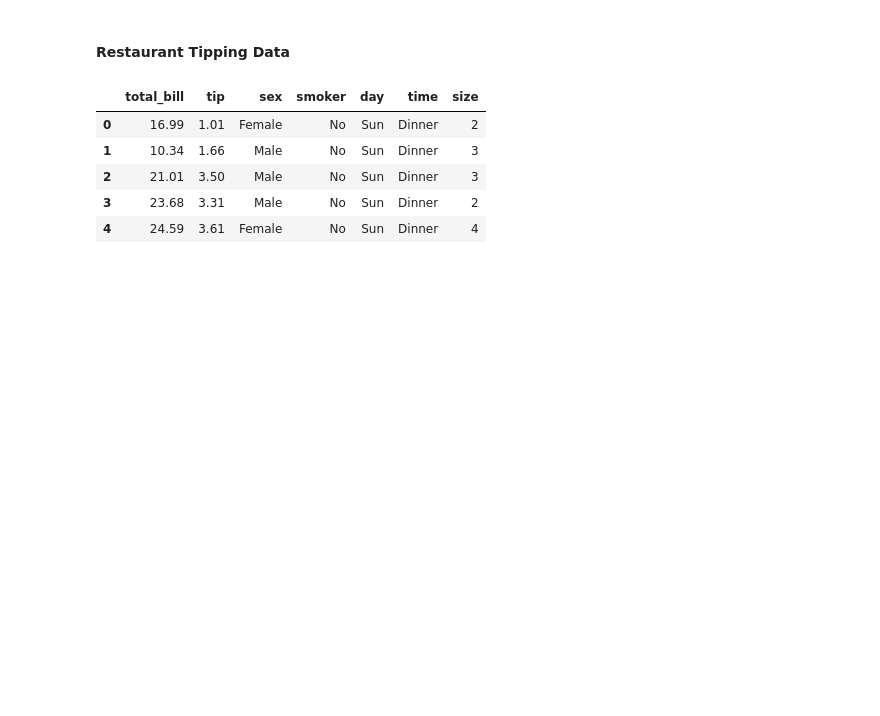
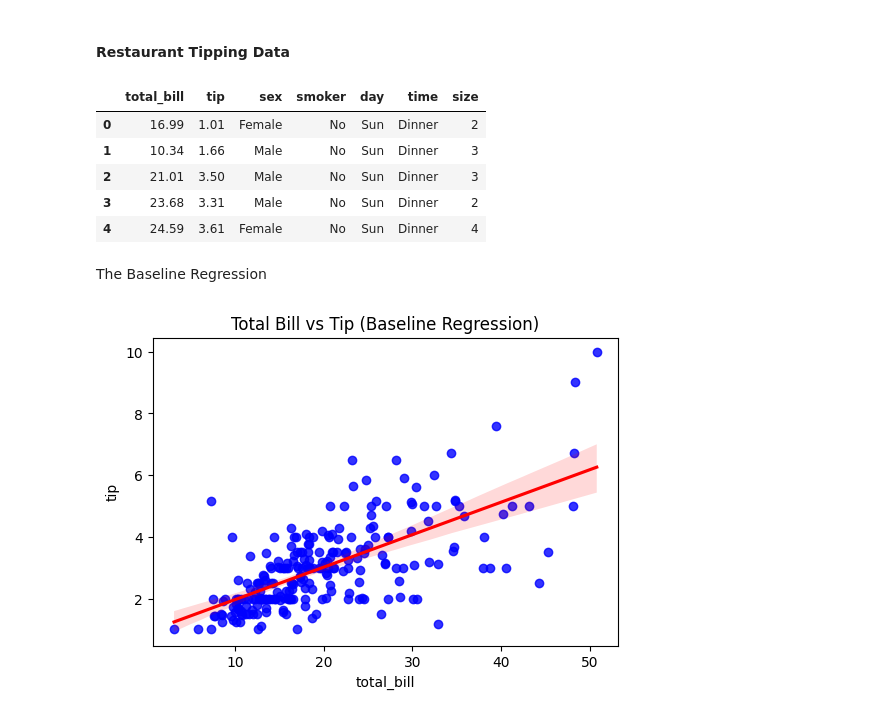
Before and after one commit to sanodyaJinadasa/Data-Visualization, a Jupyter notebook: Regression_Mastery.ipynb, the cells around one changed output. Drawn from its saved outputs; the diff is of its cells as text; code cells hidden in the pictures; blank space fills up the shorter version.

```diff
--- a/Regression_Mastery.ipynb
+++ b/Regression_Mastery.ipynb
@@ -19,3 +19,12 @@ tips.head()
 | 2 | 21.01 | 3.50 | Male | No | Sun | Dinner | 3 |
 | 3 | 23.68 | 3.31 | Male | No | Sun | Dinner | 2 |
 | 4 | 24.59 | 3.61 | Female | No | Sun | Dinner | 4 |
+# %% [markdown]
+The Baseline Regression
+# %%
+plt.figure(figsize=(6,4))
+sns.regplot(x="total_bill", y="tip", data=tips, color="blue",line_kws={"color":"red"})
+plt.title("Total Bill vs Tip (Baseline Regression)")
+plt.show()
+# %% [output]
+[figure, added]
```
Also changed, not shown: parts of 7 cells of this notebook.
